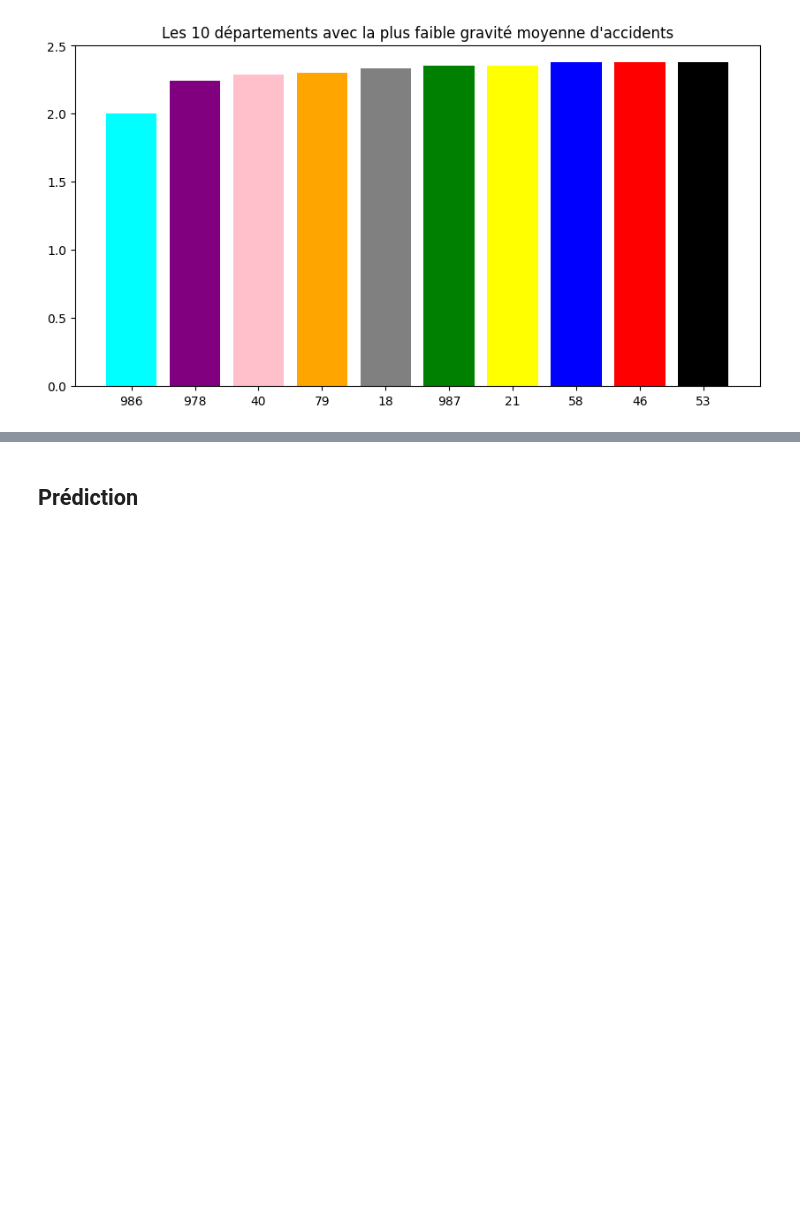
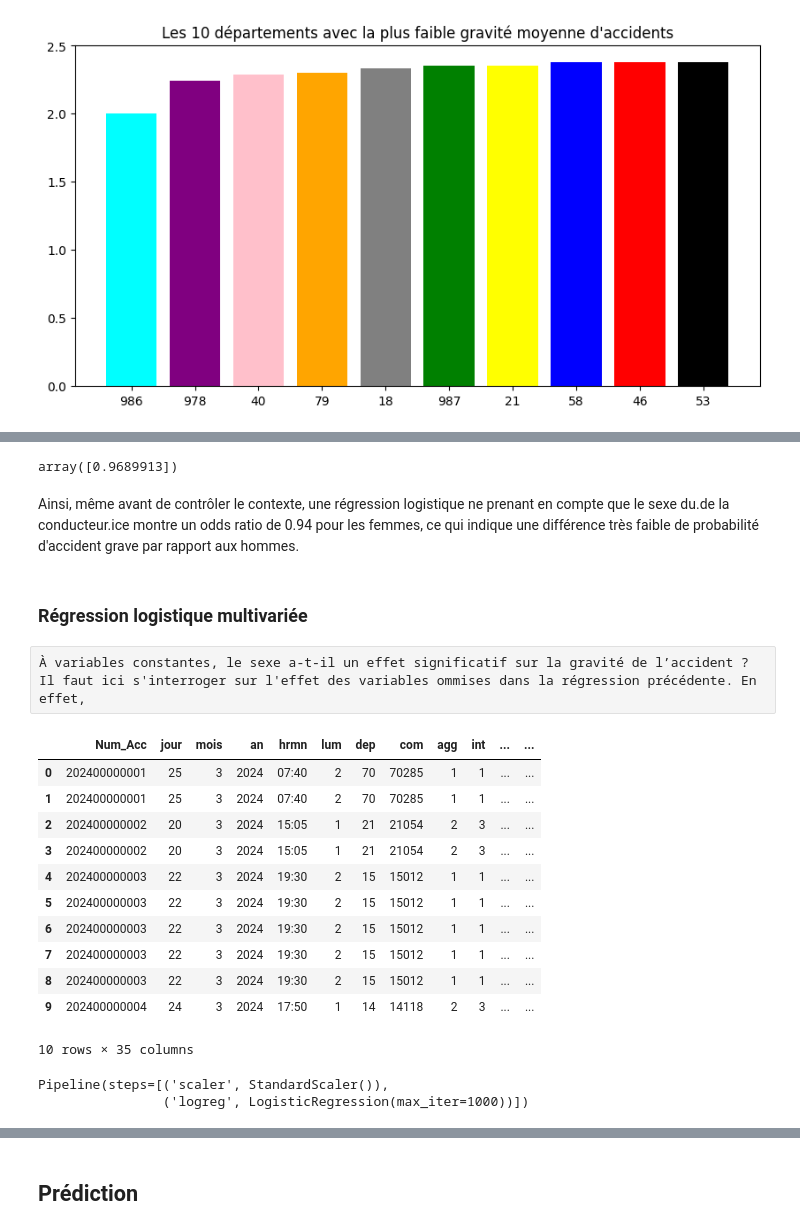
Before and after one commit to JohanneBohn/Python-DS, a Jupyter notebook: rapport.ipynb, the cells around one changed output, grey strips where cells are left out. Cells and saved outputs as stored; diff of their text form; code cells hidden in the pictures; blank space fills up the shorter version.

```diff
--- a/rapport.ipynb
+++ b/rapport.ipynb
@@ -51,0 +57,2 @@ df_u.head(10)
+# %%
+df_u = df_u.dropna(how = "any")
@@ -195,0 +216,3 @@ df_h = df_t - df_f
+# %%
+df_u["femme"] = (df_u["sexe"] == 2).astype(int)
+df_u["mortel"] = (df_u["grav"] == 6).astype(int)
@@ -195,0 +229,41 @@ df_h = df_t - df_f
+# %%
+logreg_simple = LogisticRegression()
+logreg_simple.fit(X_train, Y_train)
+
+np.exp(logreg_simple.coef_[0])
+# %% [output]
+array([0.9689913])
+# %% [markdown]
+Ainsi, même avant de contrôler le contexte, une régression logistique ne prenant en compte que le sexe du.de la conducteur.ice montre un odds ratio de 0.94 pour les femmes, ce qui indique une différence très faible de probabilité d'accident grave par rapport aux hommes.
+# %% [markdown]
+### Régression logistique multivariée
+# %% [raw]
+À variables constantes, le sexe a-t-il un effet significatif sur la gravité de l’accident ? Il faut ici s'interroger sur l'effet des variables ommises dans la régression précédente. En effet,
+# %%
+df_cu = pd.merge(df_c, df_u, on='Num_Acc', how='inner')
+
+df_cu["femme"] = (df_cu["sexe"] == 2).astype(int)
+df_cu["mortel"] = (df_cu["grav"] == 4).astype(int)
+df_cu["age"] = (2024 - df_cu["an_nais"]).astype(int)
+
+from datetime import time, datetime
+df_cu["heure"] = pd.to_datetime(df_cu["hrmn"], format="%H:%M", errors="coerce").dt.time
+df_cu["nuit"] = (
+    (df_cu["heure"] < pd.to_datetime("08:00").time()) |
+    (df_cu["heure"] >= pd.to_datetime("20:00").time())
+).astype(int)
+
+df_cu.head(10)
+# %% [output]
+|  | Num_Acc | jour | mois | an | hrmn | lum | dep | com | agg | int | ... | ... |
+| 0 | 202400000001 | 25 | 3 | 2024 | 07:40 | 2 | 70 | 70285 | 1 | 1 | ... | ... |
+| 1 | 202400000001 | 25 | 3 | 2024 | 07:40 | 2 | 70 | 70285 | 1 | 1 | ... | ... |
+| 2 | 202400000002 | 20 | 3 | 2024 | 15:05 | 1 | 21 | 21054 | 2 | 3 | ... | ... |
+| 3 | 202400000002 | 20 | 3 | 2024 | 15:05 | 1 | 21 | 21054 | 2 | 3 | ... | ... |
+| 4 | 202400000003 | 22 | 3 | 2024 | 19:30 | 2 | 15 | 15012 | 1 | 1 | ... | ... |
+| 5 | 202400000003 | 22 | 3 | 2024 | 19:30 | 2 | 15 | 15012 | 1 | 1 | ... | ... |
+| 6 | 202400000003 | 22 | 3 | 2024 | 19:30 | 2 | 15 | 15012 | 1 | 1 | ... | ... |
+| 7 | 202400000003 | 22 | 3 | 2024 | 19:30 | 2 | 15 | 15012 | 1 | 1 | ... | ... |
+| 8 | 202400000003 | 22 | 3 | 2024 | 19:30 | 2 | 15 | 15012 | 1 | 1 | ... | ... |
+| 9 | 202400000004 | 24 | 3 | 2024 | 17:50 | 1 | 14 | 14118 | 2 | 3 | ... | ... |
+10 rows × 35 columns
@@ -195,0 +288,5 @@ df_h = df_t - df_f
+# %%
+pipeline.fit(X_train, Y_train)
+# %% [output]
+Pipeline(steps=[('scaler', StandardScaler()),
+                ('logreg', LogisticRegression(max_iter=1000))])
```
Also changed, not shown: parts of 31 cells of this notebook.
